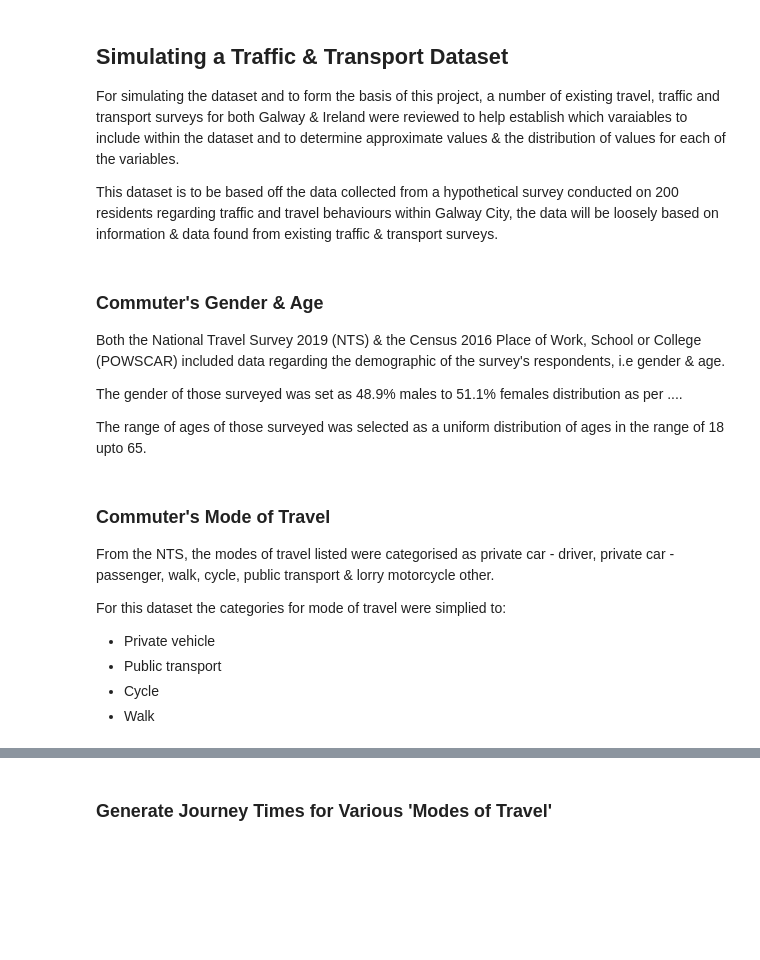
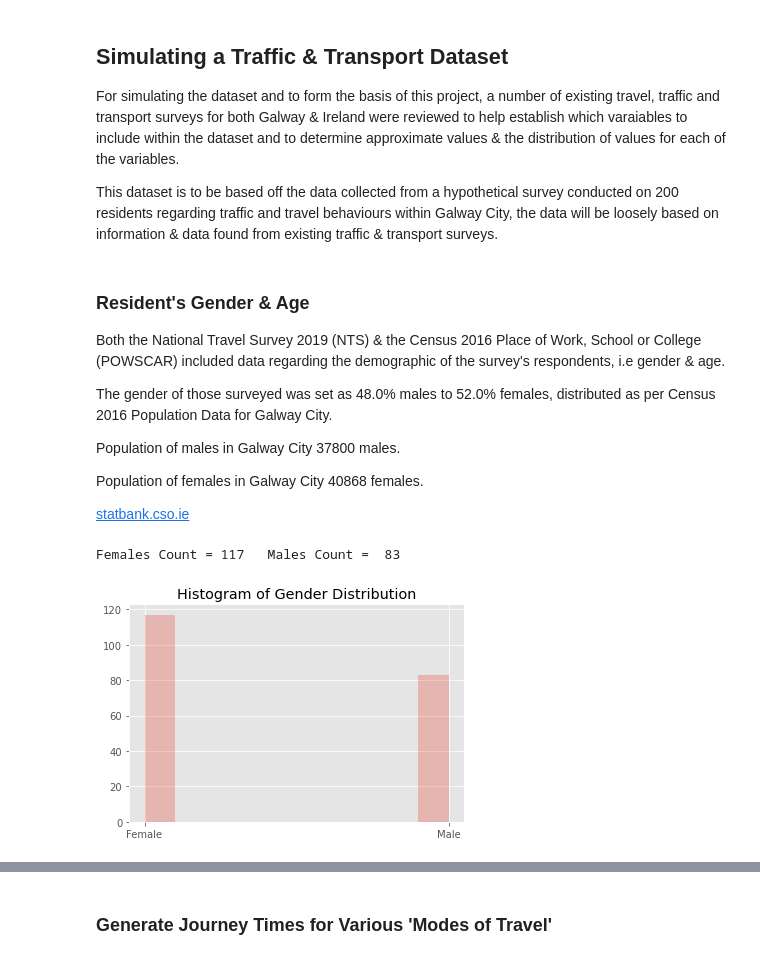
Before and after one commit to PaulSweeney89/ProgDA-Project2020, a Jupyter notebook: Traffic.ipynb, the cells around one changed output, grey strips where cells are left out. Cells and saved outputs as stored; diff of their text form; code cells hidden in the pictures; blank space fills up the shorter version.

```diff
--- a/Traffic.ipynb
+++ b/Traffic.ipynb
@@ -53,8 +56,12 @@ import random
 # %% [markdown]
-### Commuter's Gender & Age
+### Resident's Gender & Age
 
 Both the National Travel Survey 2019 (NTS) & the Census 2016 Place of Work, School or College (POWSCAR) included data regarding the demographic of the survey's respondents, i.e gender & age.
 
-The gender of those surveyed was set as 48.9% males to 51.1% females distribution as per ....
+The gender of those surveyed was set as 48.0% males to 52.0% females, distributed as per Census 2016 Population Data for Galway City.
 
-The range of ages of those surveyed was selected as a uniform distribution of ages in the range of 18 upto 65.
+Population of males in Galway City 37800 males.
+
+Population of females in Galway City 40868 females.
+
+[statbank.cso.ie](https://statbank.cso.ie/px/pxeirestat/Statire/SelectVarVal/Define.asp?MainTable=EY004&TabStrip=Select&PLanguage=0&FF=1)
@@ -66,11 +68,18 @@ age = np.random.randint(low=18, high=65, size=200)
-# %% [markdown]
-### Commuter's Mode of Travel
-
-From the NTS, the modes of travel listed were categorised as private car - driver, private car - passenger, walk, cycle, public transport & lorry motorcycle other.
-
-For this dataset the categories for mode of travel were simplied to:
-
-- Private vehicle
-- Public transport
-- Cycle
-- Walk
+# %%
+sample_size = 200
+
+g = ['Male', 'Female']
+gender = np.random.choice(g, size=sample_size, p=(0.48, 0.52))
+
+males_count = gender.tolist().count('Male')
+females_count = gender.tolist().count('Female')
+print("Females Count =", females_count, " ",  "Males Count = ", males_count)
+
+
+# Histogram plot of Galway City gender distribution
+plt.title("Histogram of Gender Distribution")
+plt.hist(gender, alpha=0.3)
+plt.show()
+# %% [output]
+Females Count = 117   Males Count =  83
+[figure, added]
```
Also changed, not shown: parts of 27 cells of this notebook.
